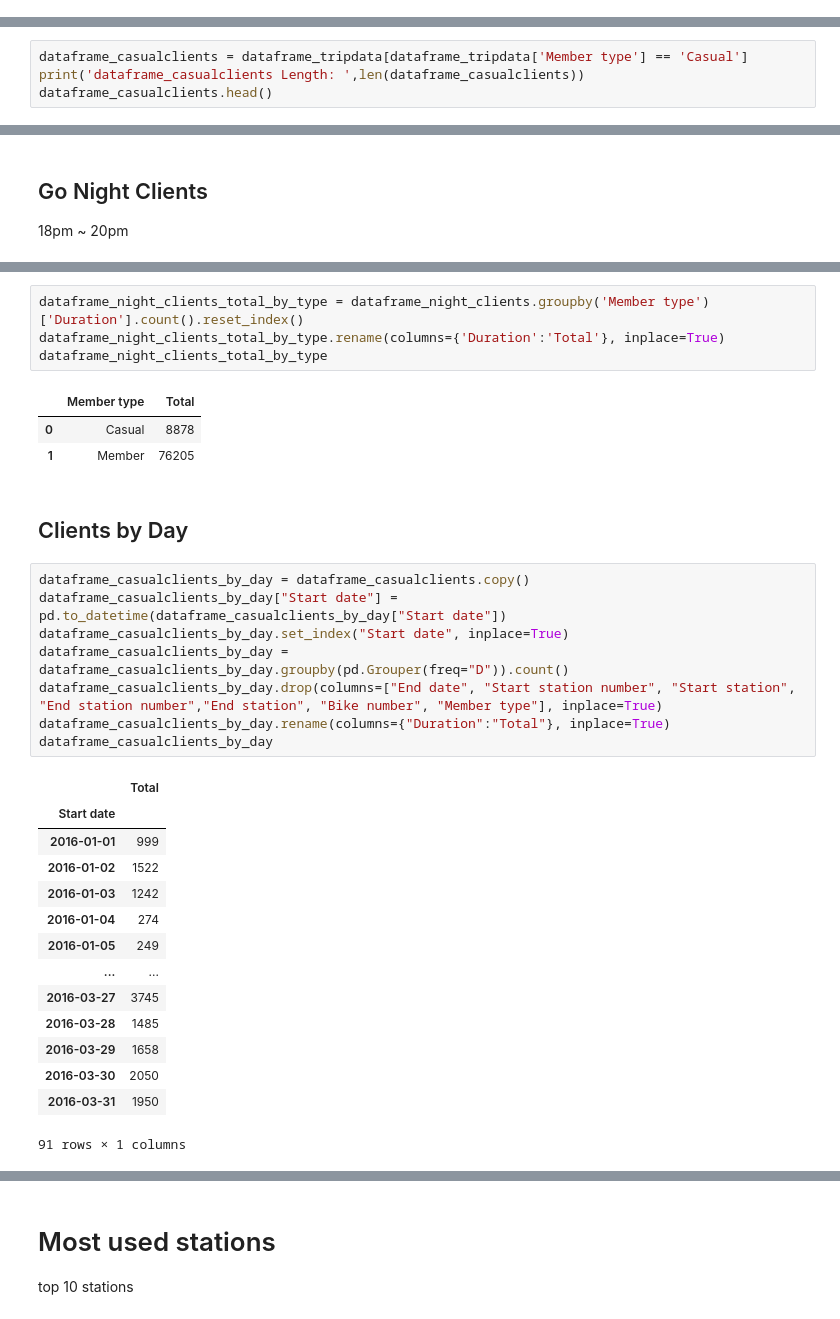
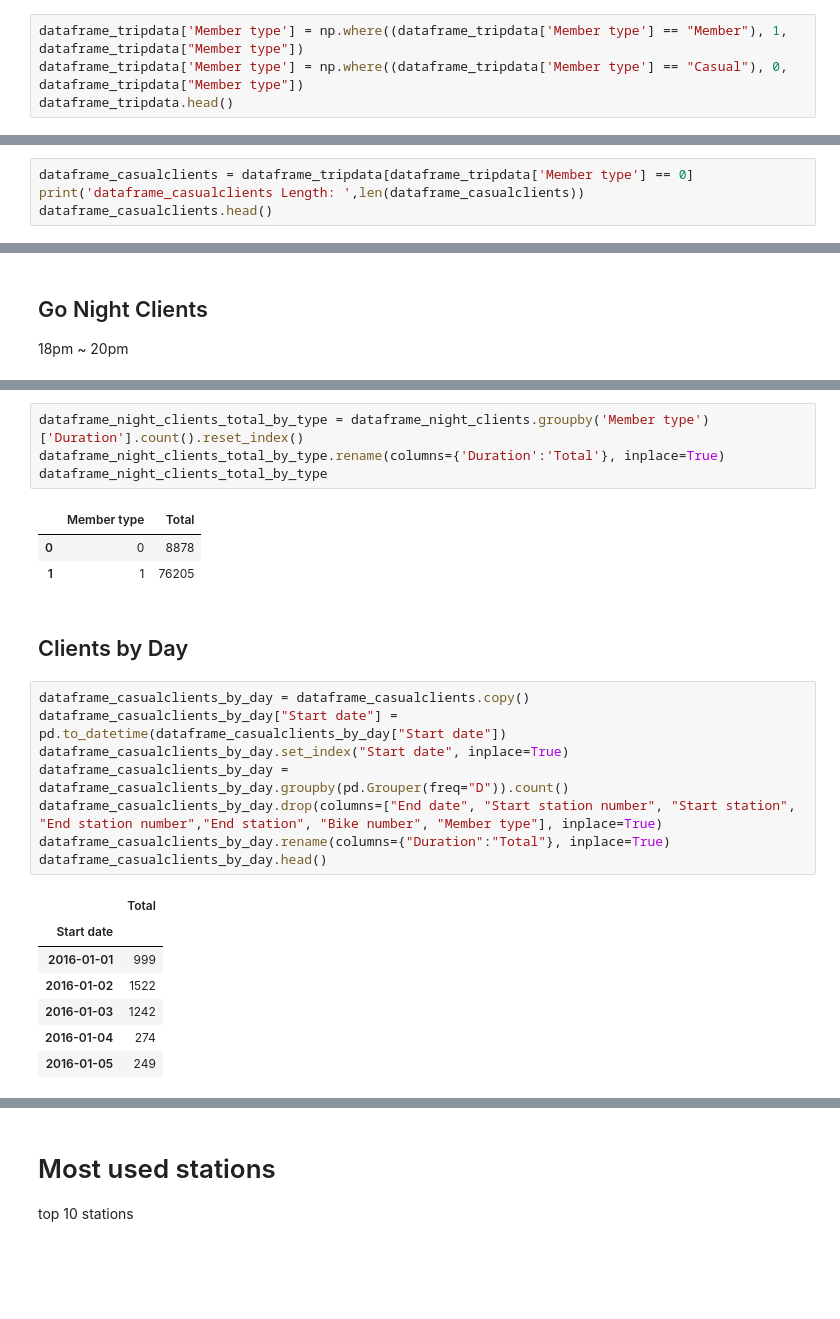
Before and after one commit to claupereirajr/datascience_study, a Jupyter notebook: aula10/Scripts - study bike sharing.ipynb, the cells around one changed output, grey strips where cells are left out. Cells and saved outputs as stored; diff of their text form; blank space fills up the shorter version.

```diff
--- a/aula10/Scripts - study bike sharing.ipynb
+++ b/aula10/Scripts - study bike sharing.ipynb
@@ -66,3 +69,7 @@ dataframe_tripdata Length:  552399
 | 2 | 715 | 2016-01-01 00:13:52 | 2016-01-01 00:25:48 | 31222 | New York Ave & 15th St NW | 31214 | 17th & Corcoran St NW | ... |
 | 3 | 213 | 2016-01-01 00:15:29 | 2016-01-01 00:19:03 | 31506 | 1st & Rhode Island Ave NW | 31509 | New Jersey Ave & R St NW | ... |
 | 4 | 872 | 2016-01-01 00:16:16 | 2016-01-01 00:30:49 | 31041 | Prince St & Union St | 31048 | King St Metro South | ... |
+# %%
+dataframe_tripdata['Member type'] = np.where((dataframe_tripdata['Member type'] == "Member"), 1, dataframe_tripdata["Member type"])
+dataframe_tripdata['Member type'] = np.where((dataframe_tripdata['Member type'] == "Casual"), 0, dataframe_tripdata["Member type"])
+dataframe_tripdata.head()
@@ -79,7 +109,7 @@ dataframe_membertype.head()
 # %% [markdown]
 ### DataFrame Casual Clients
 # %%
-dataframe_casualclients = dataframe_tripdata[dataframe_tripdata['Member type'] == 'Casual']
+dataframe_casualclients = dataframe_tripdata[dataframe_tripdata['Member type'] == 0]
 print('dataframe_casualclients Length: ',len(dataframe_casualclients))
 dataframe_casualclients.head()
 # %% [output]
@@ -214,33 +244,26 @@ dataframe_night_clients_total_by_type.rename(columns={'Duration':'Total'}, inpla
 dataframe_night_clients_total_by_type
 # %% [output]
 |  | Member type | Total |
-| 0 | Casual | 8878 |
-| 1 | Member | 76205 |
+| 0 | 0 | 8878 |
+| 1 | 1 | 76205 |
 # %% [markdown]
 ## Clients by Day
 # %%
 dataframe_casualclients_by_day = dataframe_casualclients.copy()
 dataframe_casualclients_by_day["Start date"] = pd.to_datetime(dataframe_casualclients_by_day["Start date"])
 dataframe_casualclients_by_day.set_index("Start date", inplace=True)
 dataframe_casualclients_by_day = dataframe_casualclients_by_day.groupby(pd.Grouper(freq="D")).count()
 dataframe_casualclients_by_day.drop(columns=["End date", "Start station number", "Start station", "End station number","End station", "Bike number", "Member type"], inplace=True)
 dataframe_casualclients_by_day.rename(columns={"Duration":"Total"}, inplace=True)
-dataframe_casualclients_by_day
+dataframe_casualclients_by_day.head()
 # %% [output]
 |  | Total |
 | Start date |  |
 | 2016-01-01 | 999 |
 | 2016-01-02 | 1522 |
 | 2016-01-03 | 1242 |
 | 2016-01-04 | 274 |
 | 2016-01-05 | 249 |
-| ... | ... |
-| 2016-03-27 | 3745 |
-| 2016-03-28 | 1485 |
-| 2016-03-29 | 1658 |
-| 2016-03-30 | 2050 |
-| 2016-03-31 | 1950 |
-91 rows × 1 columns
 # %%
 dataframe_memberclients_by_day = dataframe_memberclients.copy()
 dataframe_memberclients_by_day["Start date"] = pd.to_datetime(dataframe_memberclients_by_day["Start date"])
```
Also changed, not shown: parts of 14 cells of this notebook, 1 other file.
